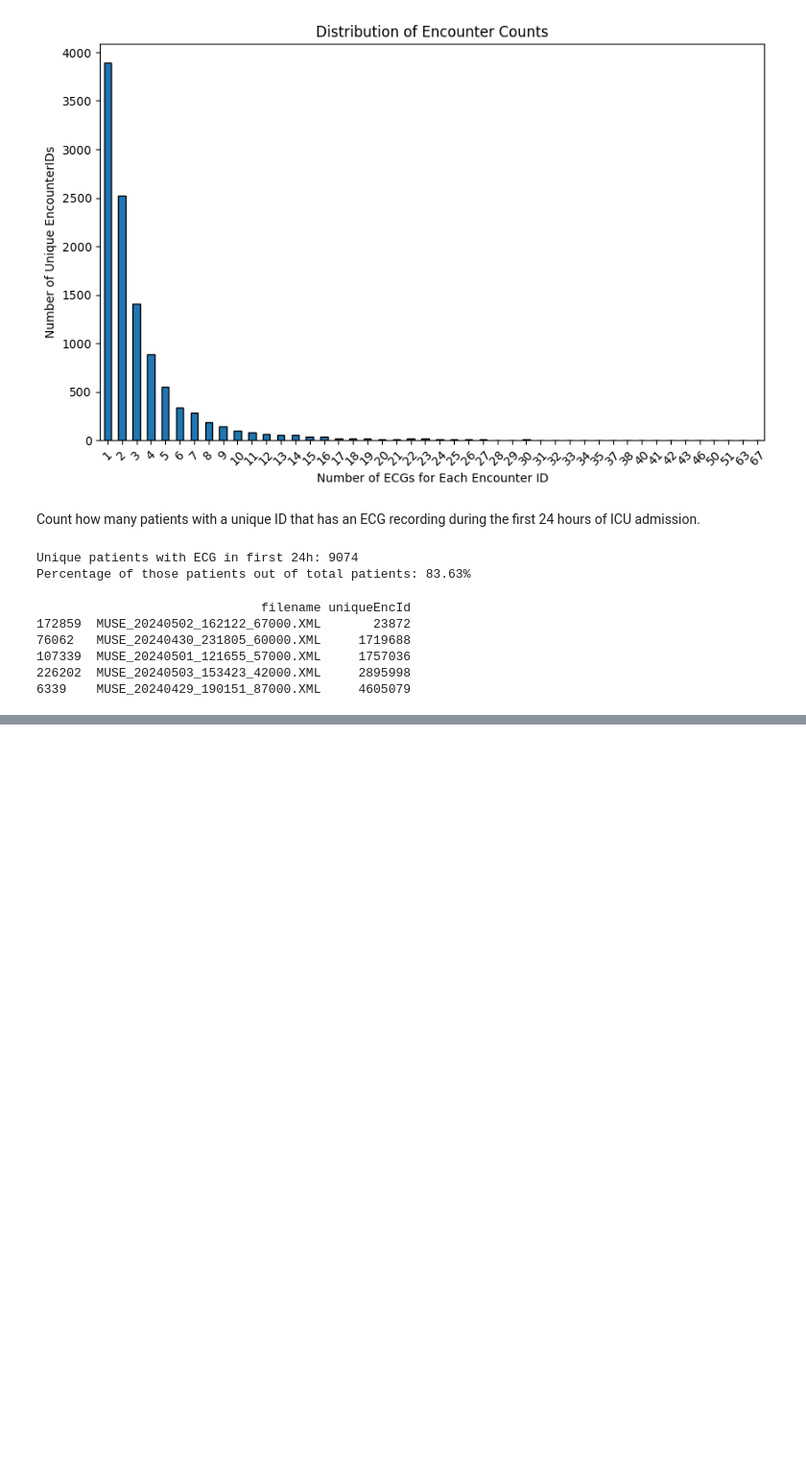
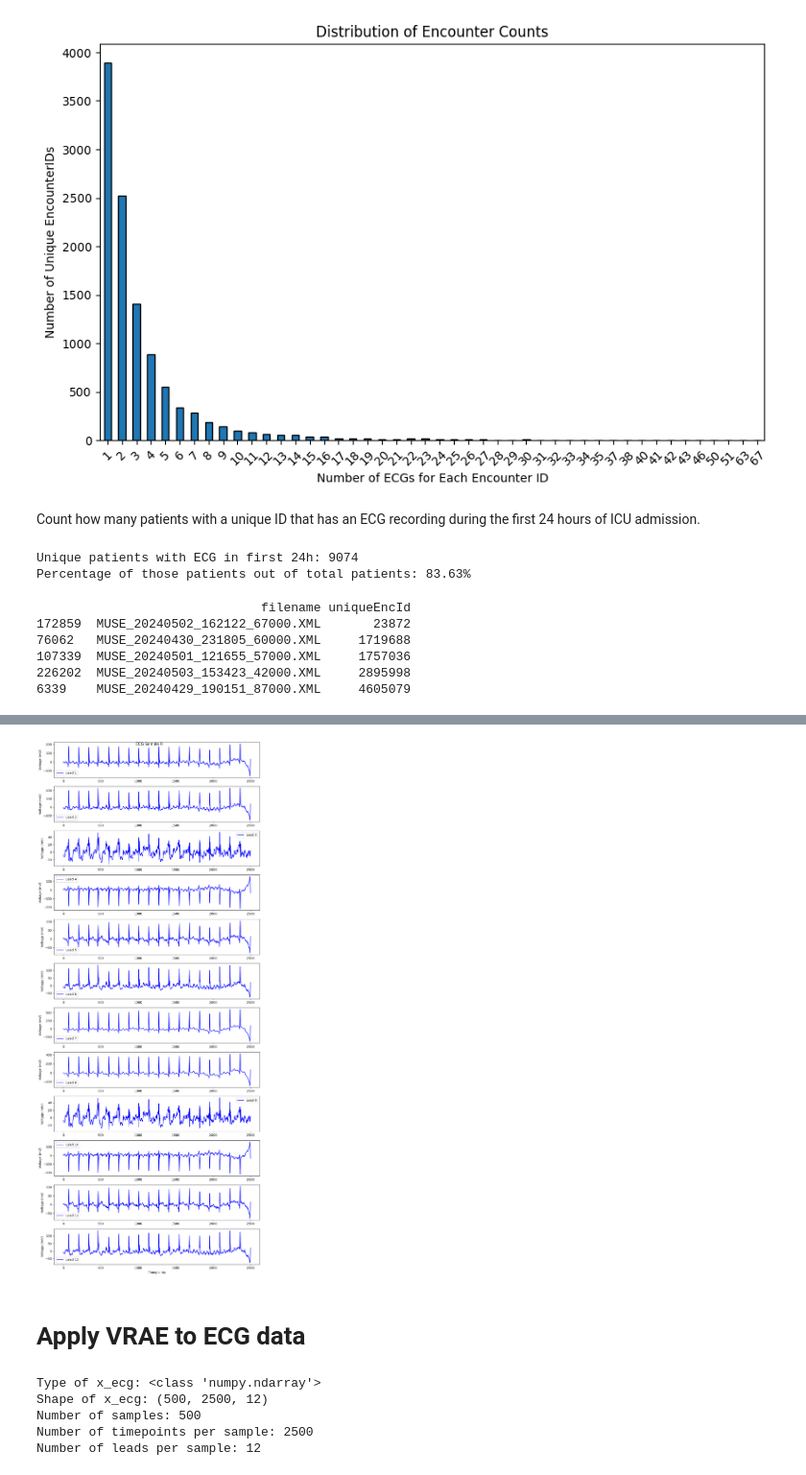
Before and after one commit to pdbn/MUMC-Thesis-Project, a Jupyter notebook: ECG loading scripts/ECG.ipynb, the cells around one changed output, grey strips where cells are left out. Shown at 96% size. Saved outputs shown, nothing was run; the diff lists cells and outputs as text; code cells hidden in the pictures; blank space fills up the shorter version.

```diff
--- a/ECG loading scripts/ECG.ipynb
+++ b/ECG loading scripts/ECG.ipynb
@@ -188,11 +189,11 @@ print(df_first_ecg.head())
 226202  MUSE_20240503_153423_42000.XML     2895998
 6339    MUSE_20240429_190151_87000.XML     4605079
 # %%
-df_first_2000 = df_first_ecg.iloc[2000:5000, :]
 
 df_selected_wave, x_ecg, ecg_data = load_selected_ecg(
-    selected=df_first_2000,
+    selected=df_first_ecg.iloc[:500],  # Take first 500 rows
     local_ecg_path=r"L:/SPEC/ICU/RESEARCH/Data-onderzoek/ECG dataset/XML Rosmalen",
     data_path=data_path,
-    save=True
+    save=False
+)
 # %% [output]
@@ -210,0 +247,55 @@ ValueError: setting an array element with a sequence. The requested array has an
+# %%
+# Plot an example ECG waveforms
+
+def plot_ecg(ecg_data, sample_idx=0, leads=[0, 1, 2], time_range=None):
+    """
+    Plots selected leads of an ECG sample.
+
+    Parameters:
+    - ecg_data: numpy array of shape (n_samples, n_timepoints, n_leads)
+    - sample_idx: index of the ECG sample to plot
+    - leads: list of lead indices to plot (default: first 3 leads)
+    - time_range: tuple (start, end) to zoom in (default: full length)
+    """
+    timepoints = ecg_data.shape[1]  # Total time steps
+    if time_range is None:
+        time_range = (0, timepoints)  # Default: full ECG
+
+    plt.figure(figsize=(10, len(leads) * 2))
+
+    for i, lead in enumerate(leads):
+        plt.subplot(len(leads), 1, i + 1)
+        plt.plot(range(time_range[0], time_range[1]),
+                 ecg_data[sample_idx, time_range[0]:time_range[1], lead],
+                 label=f"Lead {lead+1}", color="blue")
+        plt.ylabel("Voltage (mV)")
+        plt.legend()
+
+    plt.xlabel("Timepoints")
+    plt.suptitle(f"ECG Sample {sample_idx}")
+    plt.tight_layout()
+    plt.show()
+
+# Plot example: all leads of ECG sample 0
+plot_ecg(x_ecg, sample_idx=0, leads=list(range(12)))
+# %% [output]
+[figure, added]
+# %% [markdown]
+# Apply VRAE to ECG data
+# %%
+# Check type and shape of the data
+print("Type of x_ecg:", type(x_ecg))
+if isinstance(x_ecg, np.ndarray):
+    print("Shape of x_ecg:", x_ecg.shape)  # (n_samples, n_timepoints, n_leads)
+    print("Number of samples:", x_ecg.shape[0])
+    print("Number of timepoints per sample:", x_ecg.shape[1])
+    print("Number of leads per sample:", x_ecg.shape[2])
+else:
+    raise ValueError("x_ecg is not a numpy array")
+# Check if the data is 3D
+# %% [output]
+Type of x_ecg: <class 'numpy.ndarray'>
+Shape of x_ecg: (500, 2500, 12)
+Number of samples: 500
+Number of timepoints per sample: 2500
+Number of leads per sample: 12
```
Also changed, not shown: parts of 4 cells of this notebook, 3 other files.
